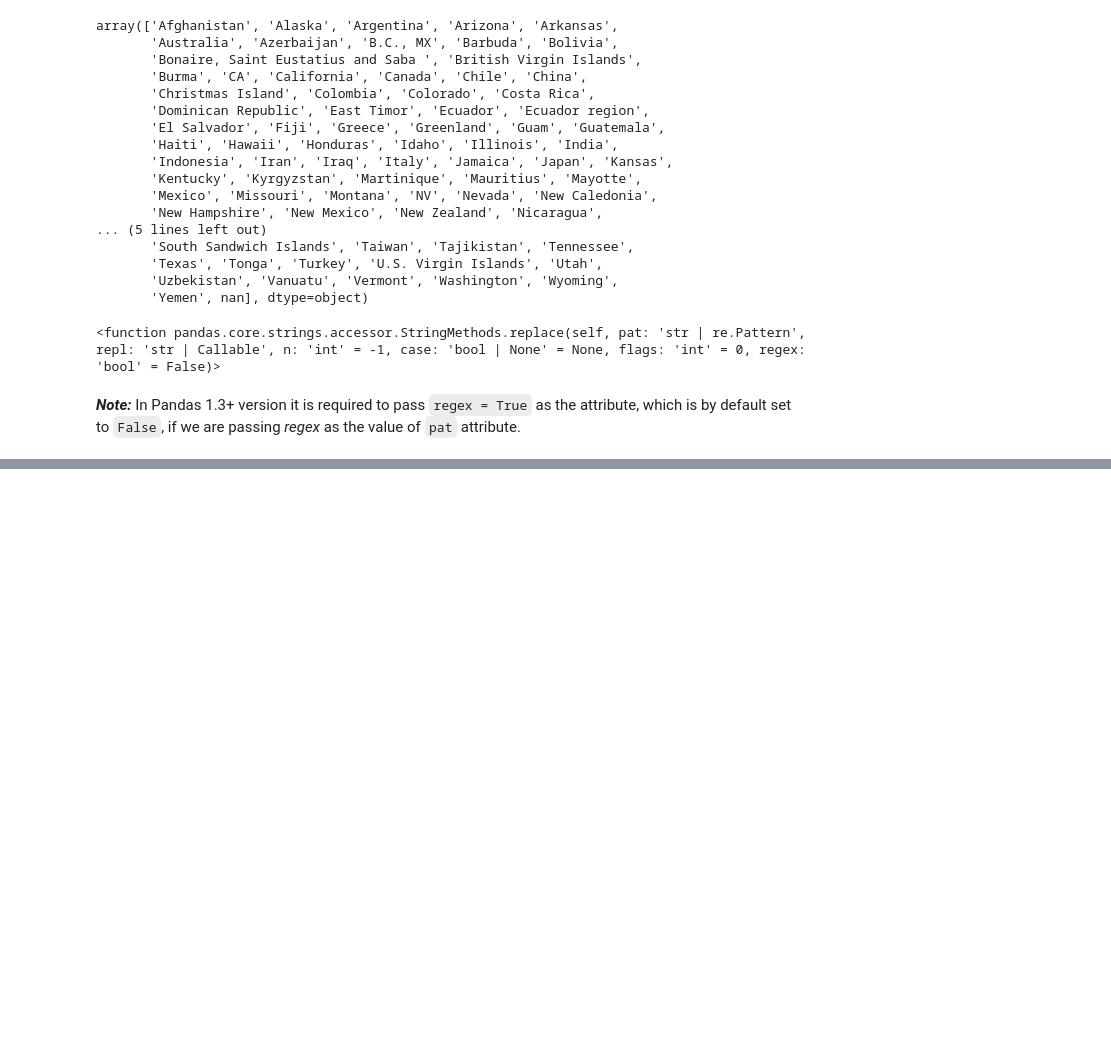
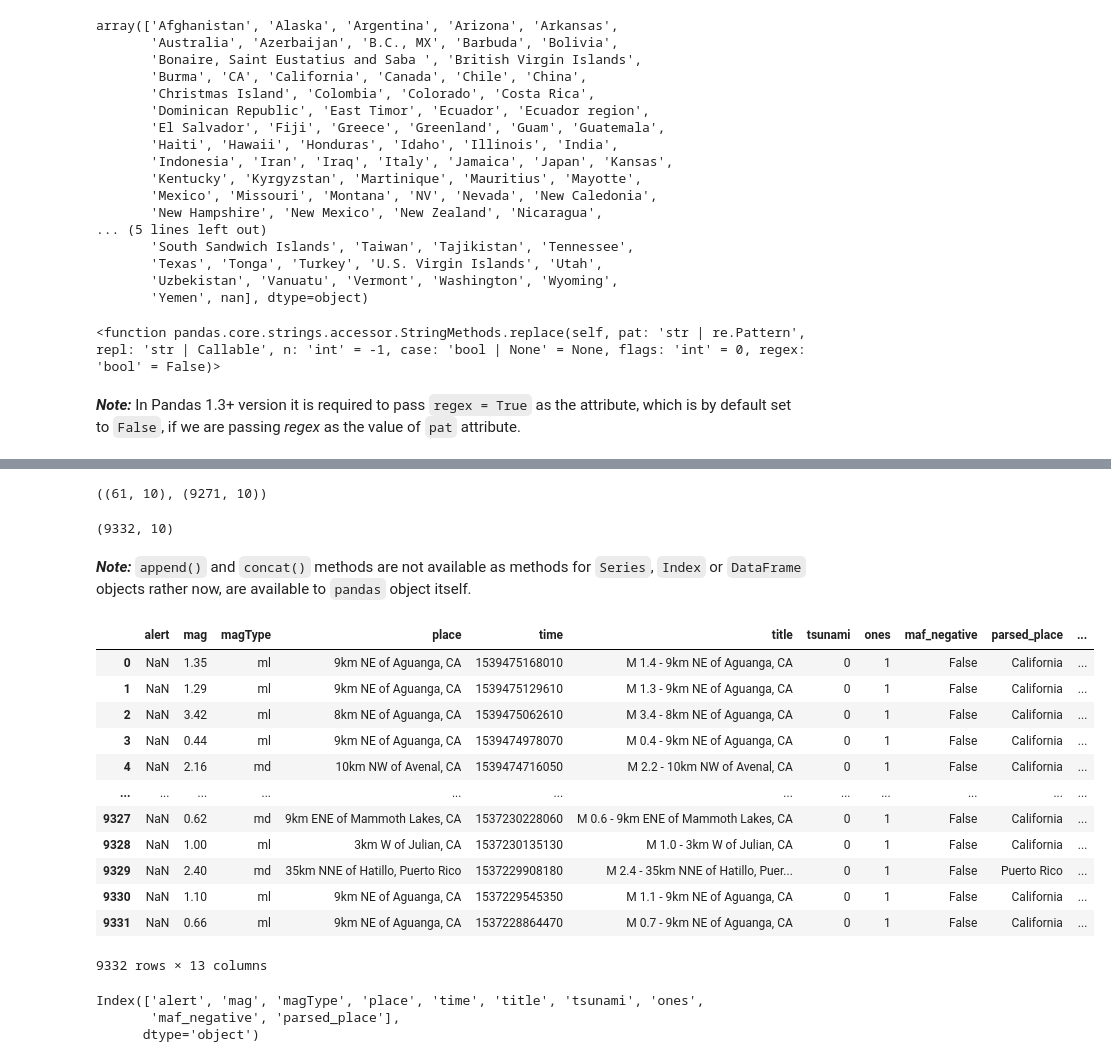
Before and after one commit to OfTheByteQuest/Data-Analytics-Learning-and-Projects, a Jupyter notebook: Chapter-2/Chapter-2.ipynb, the cells around one changed output, grey strips where cells are left out. Saved outputs shown, nothing was run; the diff lists cells and outputs as text; code cells hidden in the pictures; blank space fills up the shorter version.

Commit message:
Learnt: 1. Add Columns 2. Concatenate and Append data 3. Dropping data

```diff
--- a/Chapter-2/Chapter-2.ipynb
+++ b/Chapter-2/Chapter-2.ipynb
@@ -921,0 +978,34 @@ pd.Series.str.replace??
+# %%
+tsunami.shape, no_tsunami.shape
+# %% [output]
+((61, 10), (9271, 10))
+# %%
+pd.concat([tsunami, no_tsunami], axis=0).shape
+# %% [output]
+(9332, 10)
+# %% [markdown]
+***Note:*** `append()` and `concat()` methods are not available as methods for `Series`, `Index` or `DataFrame` objects rather now, are available to `pandas` object itself.
+# %%
+additional_cols = pd.read_csv('/content/Data-Analytics-Learning-and-Projects/Chapter-2/data/earthquakes.csv', usecols = ['tz', 'felt', 'ids'])
+# %%
+pd.concat([df, additional_cols], axis = 1)
+# %% [output]
+|  | alert | mag | magType | place | time | title | tsunami | ones | maf_negative | parsed_place | ... |
+| 0 | NaN | 1.35 | ml | 9km NE of Aguanga, CA | 1539475168010 | M 1.4 - 9km NE of Aguanga, CA | 0 | 1 | False | California | ... |
+| 1 | NaN | 1.29 | ml | 9km NE of Aguanga, CA | 1539475129610 | M 1.3 - 9km NE of Aguanga, CA | 0 | 1 | False | California | ... |
+| 2 | NaN | 3.42 | ml | 8km NE of Aguanga, CA | 1539475062610 | M 3.4 - 8km NE of Aguanga, CA | 0 | 1 | False | California | ... |
+| 3 | NaN | 0.44 | ml | 9km NE of Aguanga, CA | 1539474978070 | M 0.4 - 9km NE of Aguanga, CA | 0 | 1 | False | California | ... |
+| 4 | NaN | 2.16 | md | 10km NW of Avenal, CA | 1539474716050 | M 2.2 - 10km NW of Avenal, CA | 0 | 1 | False | California | ... |
+| ... | ... | ... | ... | ... | ... | ... | ... | ... | ... | ... | ... |
+| 9327 | NaN | 0.62 | md | 9km ENE of Mammoth Lakes, CA | 1537230228060 | M 0.6 - 9km ENE of Mammoth Lakes, CA | 0 | 1 | False | California | ... |
+| 9328 | NaN | 1.00 | ml | 3km W of Julian, CA | 1537230135130 | M 1.0 - 3km W of Julian, CA | 0 | 1 | False | California | ... |
+| 9329 | NaN | 2.40 | md | 35km NNE of Hatillo, Puerto Rico | 1537229908180 | M 2.4 - 35km NNE of Hatillo, Puer... | 0 | 1 | False | Puerto Rico | ... |
+| 9330 | NaN | 1.10 | ml | 9km NE of Aguanga, CA | 1537229545350 | M 1.1 - 9km NE of Aguanga, CA | 0 | 1 | False | California | ... |
+| 9331 | NaN | 0.66 | ml | 9km NE of Aguanga, CA | 1537228864470 | M 0.7 - 9km NE of Aguanga, CA | 0 | 1 | False | California | ... |
+9332 rows × 13 columns
+# %%
+df.columns
+# %% [output]
+Index(['alert', 'mag', 'magType', 'place', 'time', 'title', 'tsunami', 'ones',
+       'maf_negative', 'parsed_place'],
+      dtype='object')
```
Also changed, not shown: parts of 32 cells of this notebook.
